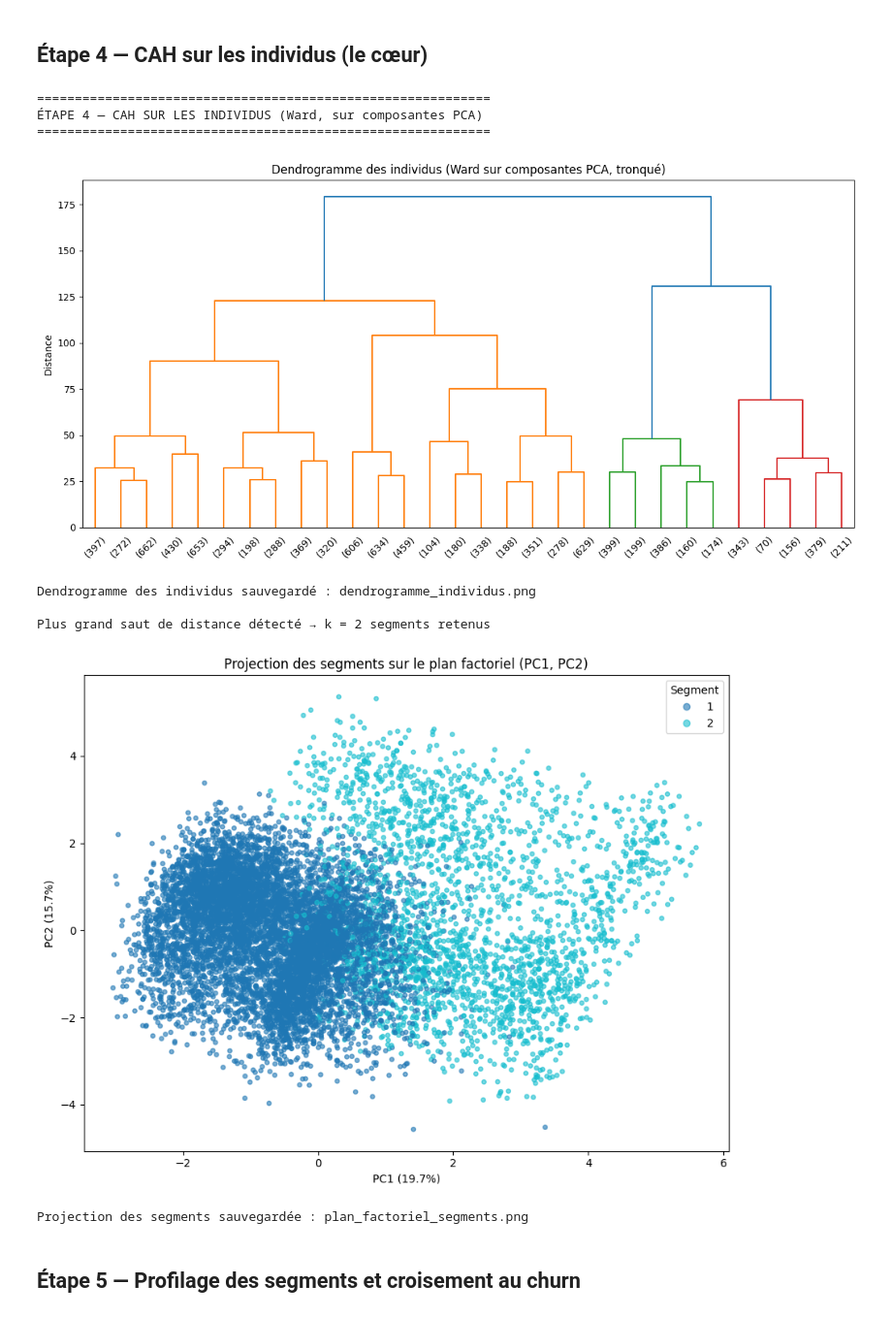
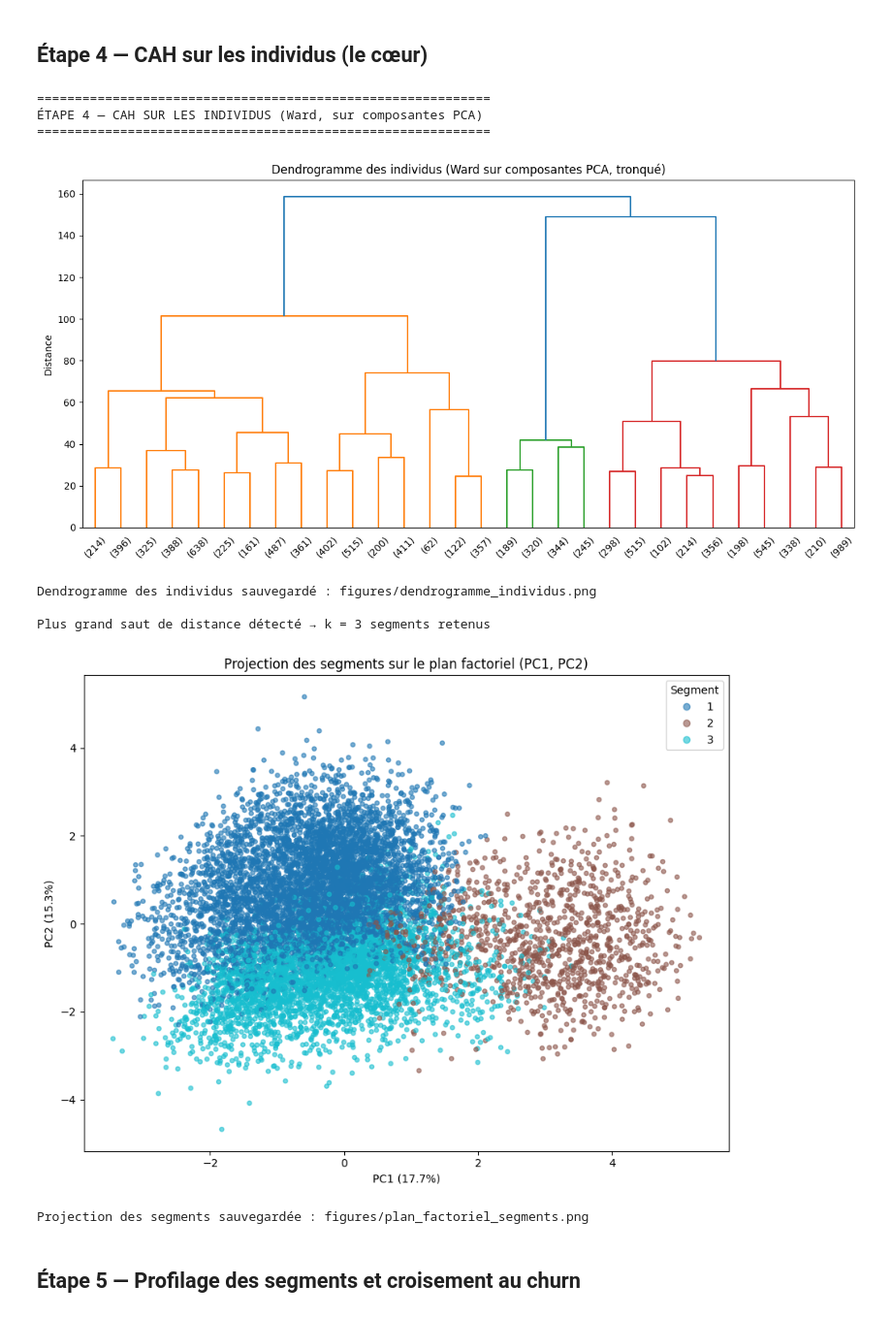
Before and after one commit to Karim-Chikhi/reporting, a Jupyter notebook: train.ipynb, the cells around one changed output. Shown at 97% size. Saved outputs shown, nothing was run; the diff lists cells and outputs as text; code cells hidden in the pictures.

```diff
--- a/train.ipynb
+++ b/train.ipynb
@@ -36,7 +37,12 @@ print("=" * 60)
 print("ÉTAPE 1 — PRÉPARATION")
 print("=" * 60)
 
-df = pd.read_csv("BankChurners.csv")
+FIGURES_DIR = "figures"
+DATA_DIR = "data"
+os.makedirs(FIGURES_DIR, exist_ok=True)
+os.makedirs(DATA_DIR, exist_ok=True)
+
+df = pd.read_csv(f"{DATA_DIR}/BankChurners.csv")
 
 # Vérification qualité des données : valeurs manquantes et doublons
 missing = df.isna().sum()
@@ -66,7 +72,8 @@ behavior_features = [
     "Contacts_Count_12_mon",
     "Credit_Limit",
     "Total_Revolving_Bal",
-    "Avg_Open_To_Buy",
+    # Avg_Open_To_Buy exclue : quasi-identique à Credit_Limit (corr = 0.996, cf. étape 2).
+    # La garder doublerait le poids de cet axe dans la distance euclidienne (ACP/CAH).
     "Total_Amt_Chng_Q4_Q1",
     "Total_Trans_Amt",
     "Total_Trans_Ct",
@@ -193,44 +200,47 @@ Z_ind = linkage(X_pca, method="ward")
 plt.figure(figsize=(12, 6))
 dendrogram(Z_ind, truncate_mode="lastp", p=30, show_leaf_counts=True)
 plt.title("Dendrogramme des individus (Ward sur composantes PCA, tronqué)")
 plt.ylabel("Distance")
 plt.tight_layout()
-plt.savefig("dendrogramme_individus.png", dpi=150)
+plt.savefig(f"{FIGURES_DIR}/dendrogramme_individus.png", dpi=150)
 plt.show()
-print("Dendrogramme des individus sauvegardé : dendrogramme_individus.png")
+print(f"Dendrogramme des individus sauvegardé : {FIGURES_DIR}/dendrogramme_individus.png")
 
-# Choix du nombre de clusters : plus grand saut de distance dans les dernières fusions
+# Choix du nombre de clusters : plus grand saut de distance dans les dernières fusions.
+# last_merges[i] est la distance de fusion qui laisse (len(last_merges) - i) clusters.
+# Le plus grand saut jumps[i] = last_merges[i+1] - last_merges[i] indique qu'il ne faut
+# PAS effectuer la fusion i+1 : on s'arrête donc à (len(last_merges) - argmax(jumps)) clusters.
 last_merges = Z_ind[-10:, 2]
 jumps = np.diff(last_merges)
-n_clusters = len(last_merges) - np.argmax(jumps) - 1
+n_clusters = len(last_merges) - np.argmax(jumps)
 n_clusters = max(2, min(6, n_clusters))
 print(f"\nPlus grand saut de distance détecté → k = {n_clusters} segments retenus")
 
 df_sample["Segment"] = fcluster(Z_ind, t=n_clusters, criterion="maxclust")
 
 # Validation visuelle : projection des clusters sur le plan factoriel PC1-PC2
 plt.figure(figsize=(9, 7))
 scatter = plt.scatter(
     X_pca[:, 0], X_pca[:, 1], c=df_sample["Segment"], cmap="tab10", alpha=0.6, s=15
 )
 plt.xlabel(f"PC1 ({explained[0] * 100:.1f}%)")
 plt.ylabel(f"PC2 ({explained[1] * 100:.1f}%)")
 plt.title("Projection des segments sur le plan factoriel (PC1, PC2)")
 plt.legend(*scatter.legend_elements(), title="Segment")
 plt.tight_layout()
-plt.savefig("plan_factoriel_segments.png", dpi=150)
+plt.savefig(f"{FIGURES_DIR}/plan_factoriel_segments.png", dpi=150)
 plt.show()
-print("Projection des segments sauvegardée : plan_factoriel_segments.png")
+print(f"Projection des segments sauvegardée : {FIGURES_DIR}/plan_factoriel_segments.png")
 # %% [output]
 ============================================================
 ÉTAPE 4 — CAH SUR LES INDIVIDUS (Ward, sur composantes PCA)
 ============================================================
-[figure, old version]
+[figure, new version]
-Dendrogramme des individus sauvegardé : dendrogramme_individus.png
+Dendrogramme des individus sauvegardé : figures/dendrogramme_individus.png
 
-Plus grand saut de distance détecté → k = 2 segments retenus
+Plus grand saut de distance détecté → k = 3 segments retenus
-[figure, old version]
+[figure, new version]
-Projection des segments sauvegardée : plan_factoriel_segments.png
+Projection des segments sauvegardée : figures/plan_factoriel_segments.png
 # %% [markdown]
 ## Étape 5 — Profilage des segments et croisement au churn
 # %%
```
Also changed, not shown: parts of 7 cells of this notebook, 18 other files.
